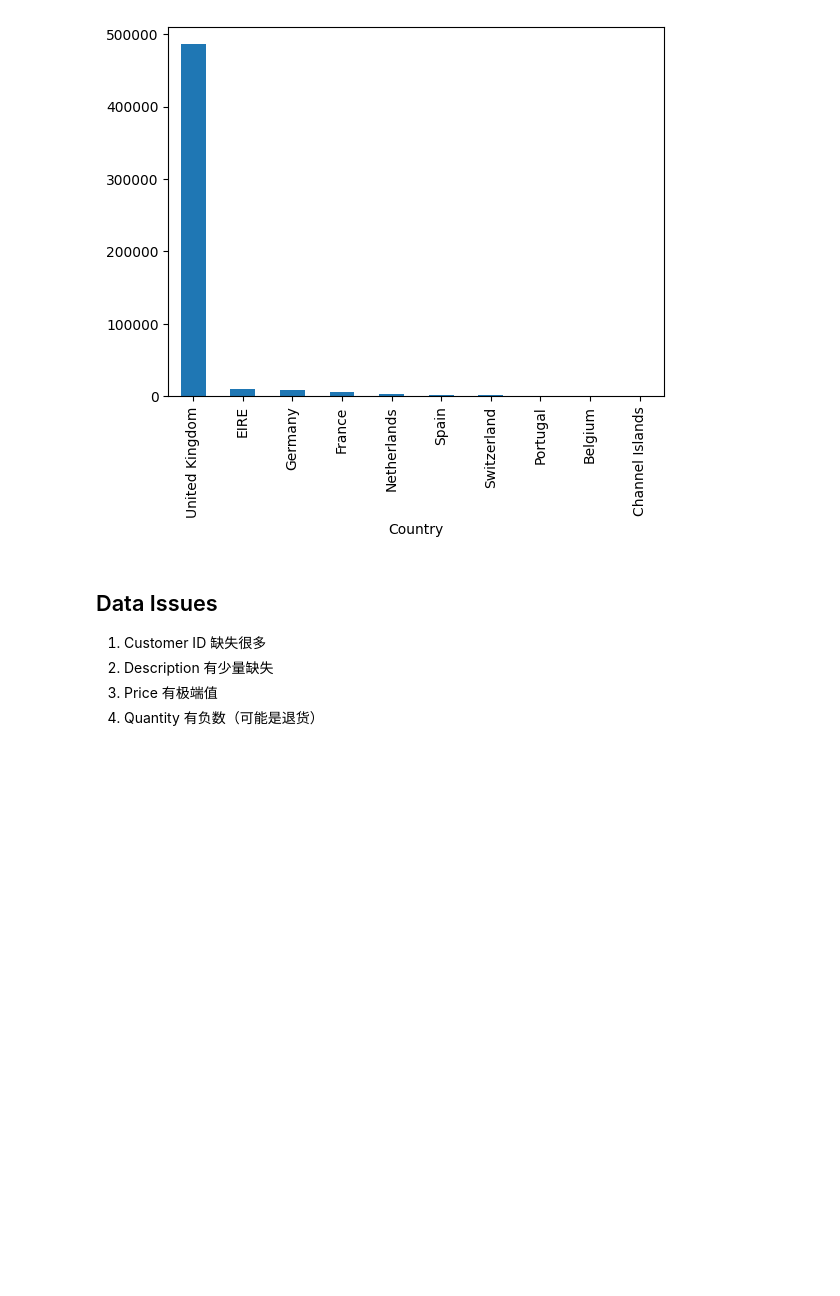
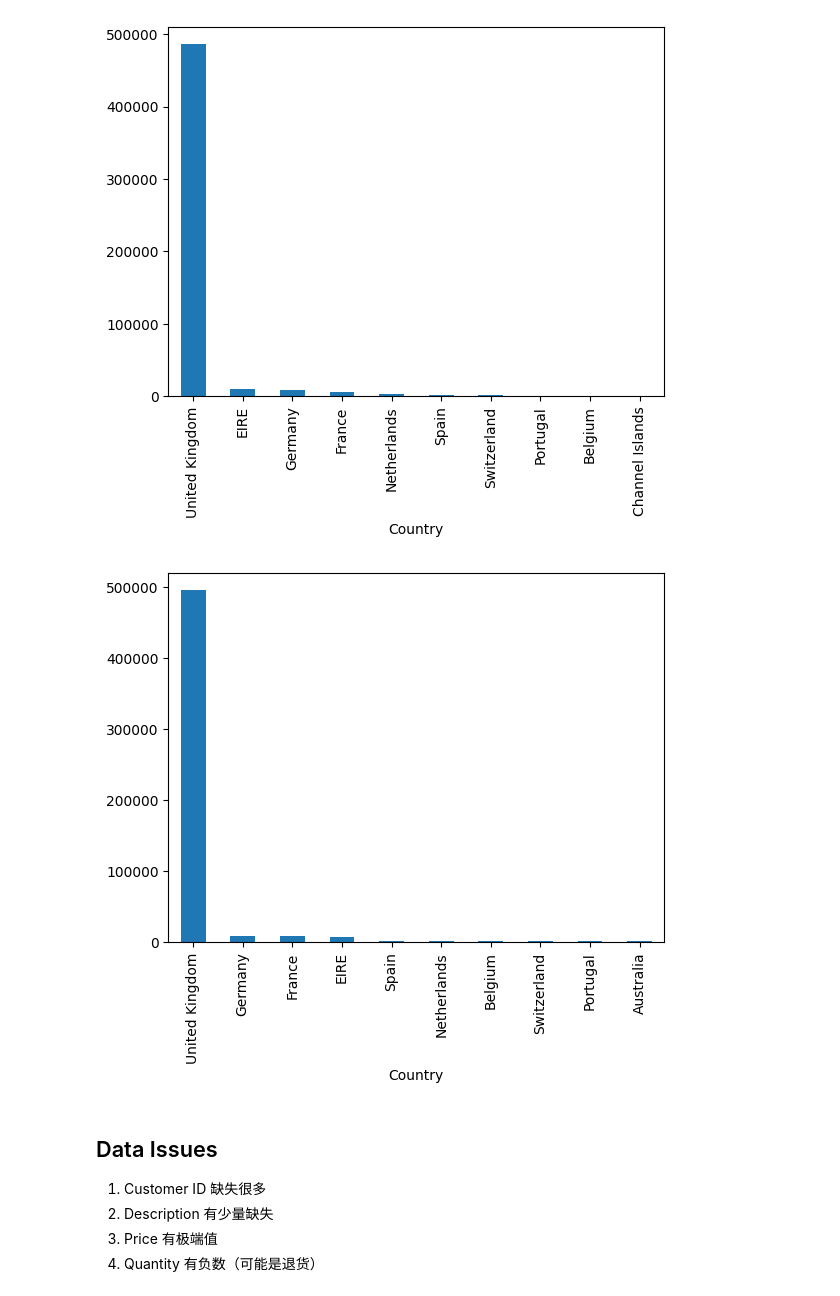
Before and after one commit to Wyatt456/retail-project, a Jupyter notebook: notebooks/01-checkpoint.ipynb, the cells around one changed output. Cells and saved outputs as stored; diff of their text form; code cells hidden in the pictures; blank space fills up the shorter version.

```diff
--- a/notebooks/01-checkpoint.ipynb
+++ b/notebooks/01-checkpoint.ipynb
@@ -4,5 +4,6 @@ import numpy as np
 import matplotlib.pyplot as plt
 import seaborn as sns
 # %%
-df = pd.read_excel("../data/raw/2009-2010.xlsx")
+df1 = pd.read_excel("../data/raw/2009-2010.xlsx")
+df2 = pd.read_excel("../data/raw/2010-2011.xlsx")
 # %%
@@ -82,6 +154,12 @@ df['Country'].value_counts().head(10).plot(kind='bar')
 plt.show() #画图
 # %% [output]
 [figure]
+# %%
+df2['Country'].value_counts() #Country 分布
+df2['Country'].value_counts().head(10).plot(kind='bar')
+plt.show() #画图
+# %% [output]
+[figure, added]
 # %% [markdown]
 ## Data Issues
 1. Customer ID 缺失很多
```
Also changed, not shown: parts of 15 cells of this notebook, 2 other files.
